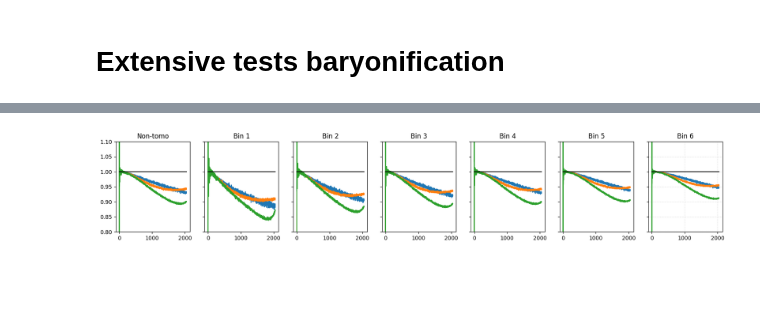
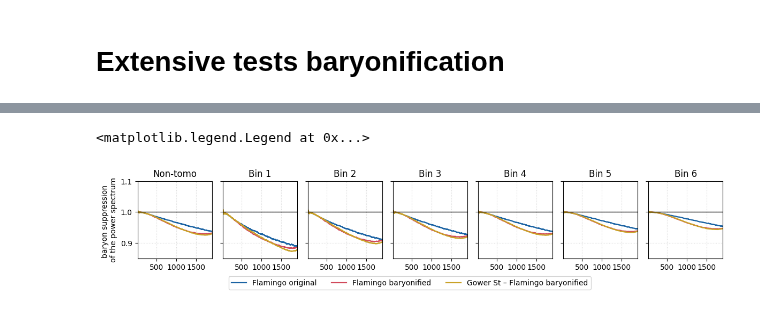
Before and after one commit to mgatti29/LSS_forward_model, a Jupyter notebook: Examples/Flamingo.ipynb, the cells around one changed output, grey strips where cells are left out. Saved outputs shown, nothing was run; the diff lists cells and outputs as text; code cells hidden in the pictures; blank space fills up the shorter version.

Commit message:
better baryonification model

```diff
--- a/Examples/Flamingo.ipynb
+++ b/Examples/Flamingo.ipynb
@@ -249,7 +254,7 @@ maps_Gower_WL,_ = make_WL_sample(ngal_glass, zeff_glass, cosmo_bundle, sims_para
 #- how much baryonification am I loosing at z > 1.5? [not much, mostly at z<1]
 # %%
 types = ['HYDRO_FIDUCIAL','DMO_FIDUCIAL']
-path_base = "/pscratch/sd/j/junzhez/flamingo/flamingo_reduced_tsz/" # '/global/cfs/cdirs/m5099/Flamingo/data/'
+path_base = "/pscratch/sd/j/junzhez/flamingo/output_flamingo_reduction_tsz_corrected/" # '/global/cfs/cdirs/m5099/Flamingo/data/'
 
 cls_dict = dict()
 for type_ in types:
@@ -404,0 +430,17 @@ baryonifying shells --
+# %%
+#ratios = cls_dict['HYDRO_FIDUCIAL']/cls_dict['DMO_FIDUCIAL']
+
+ell_max = 2048
+fig, axes = plt.subplots(1, 7, figsize=(20, 3), sharey=True)
+titles = ["Non-tomo"] + [f"Bin {i}" for i in range(1, 7)]
+for tomo, ax in enumerate(axes):
+   # ax.plot(ratios[tomo,:ell_max])
+    #ax.plot(Cls_baryo[tomo, :ell_max]/Cls[tomo, :ell_max])
+    ax.plot(Cls_baryo_myf[tomo, :ell_max]/Cls_myf[tomo, :ell_max])
+    ax.plot(np.ones(ell_max),color = 'black')
+    ax.set_ylim([0.8,1.1])
+    #ax.plot(0.9*np.ones(ell_max),color = 'black')
+    #ax.plot(1.1*np.ones(ell_max),color = 'black')
+    ax.set_title(titles[tomo])
+
+ax.grid(True, which="both", ls=":", alpha=0.6)
@@ -405,19 +449,43 @@ baryonifying shells --
 # %%
-#ratios = cls_dict['HYDRO_FIDUCIAL']/cls_dict['DMO_FIDUCIAL']
+def smooth(y, w=25):
+    return np.convolve(y, np.ones(w)/w, mode='same')
 
 ell_max = 2048
-fig, axes = plt.subplots(1, 7, figsize=(20, 3), sharey=True)
+ells = np.arange(ell_max)
+
+colors = {
+    "orig": "#1b63a3",       # deep blue
+    "flam_bary": "#d1495b",  # warm red
+    "myf": "#c9a227"         # muted gold
+}
+
+fig, axes = plt.subplots(1, 7, figsize=(12, 2.2), sharey=True)
 titles = ["Non-tomo"] + [f"Bin {i}" for i in range(1, 7)]
+
 for tomo, ax in enumerate(axes):
-    ax.plot(ratios[tomo,:ell_max])
-    ax.plot(Cls_baryo[tomo, :ell_max]/Cls[tomo, :ell_max])
-    ax.plot(Cls_baryo_myf[tomo, :ell_max]/Cls_myf[tomo, :ell_max])
-    ax.plot(np.ones(ell_max),color = 'black')
-    ax.set_ylim([0.8,1.1])
-    #ax.plot(0.9*np.ones(ell_max),color = 'black')
-    #ax.plot(1.1*np.ones(ell_max),color = 'black')
+    ax.plot(ells, smooth(ratios[tomo, :ell_max]),
+            label="Flamingo original", color=colors["orig"], lw=1.6)
+
+    ax.plot(ells, smooth(Cls_baryo[tomo, :ell_max] / Cls[tomo, :ell_max]),
+            label="Flamingo baryonified", color=colors["flam_bary"], lw=1.6)
+
+    ax.plot(ells, smooth(Cls_baryo_myf[tomo, :ell_max] / Cls_myf[tomo, :ell_max]),
+            label="Gower St – Flamingo baryonified", color=colors["myf"], lw=1.6)
+
+    ax.axhline(1.0, color="black", lw=1)
+    ax.set_ylim(0.85, 1.1)
+    ax.set_xlim(30, 1900)
     ax.set_title(titles[tomo])
+    ax.grid(True, which="both", ls=":", alpha=0.5)
 
-ax.grid(True, which="both", ls=":", alpha=0.6)
+axes[0].set_ylabel("baryon suppression \nof the power spectrum")
+plt.tight_layout()
+
+# Optional: legend outside
+fig.legend(*axes[0].get_legend_handles_labels(),
+           loc="lower center",
+           bbox_to_anchor=(0.5, -0.12),
+           ncol=3)
 # %% [output]
+<matplotlib.legend.Legend at 0x...>
-[figure, old version]
+[figure, new version]
```
Also changed, not shown: parts of 16 cells of this notebook.
